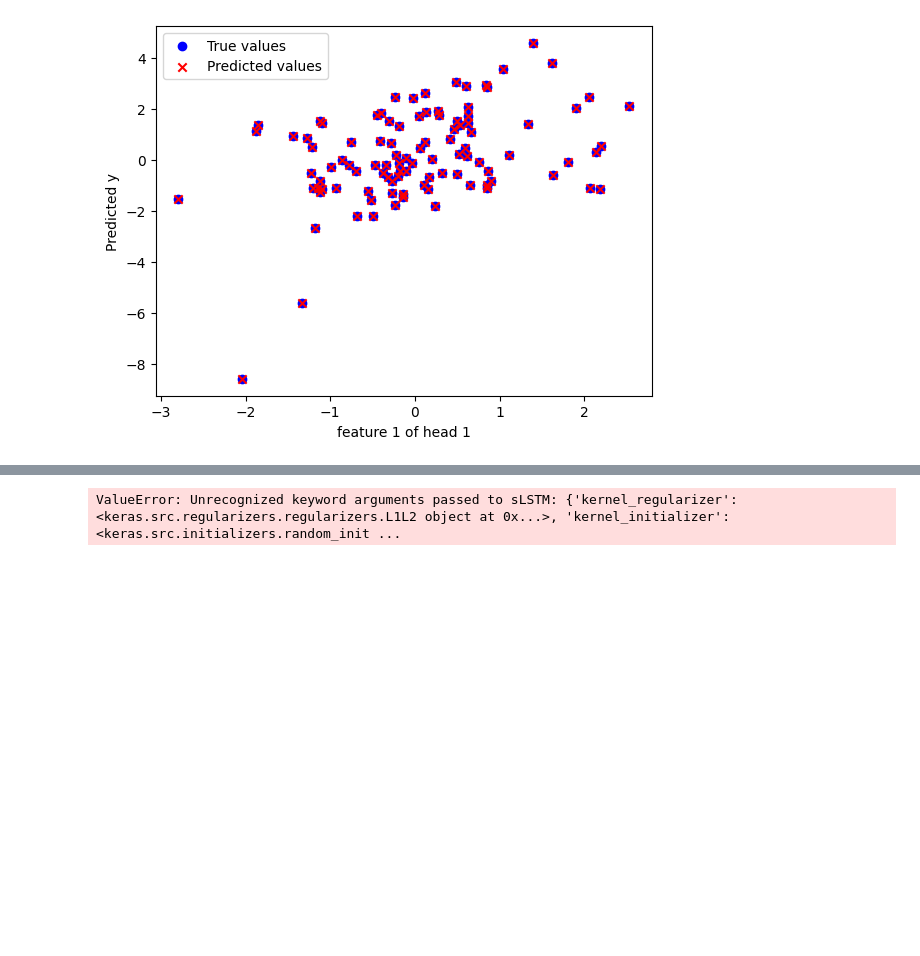
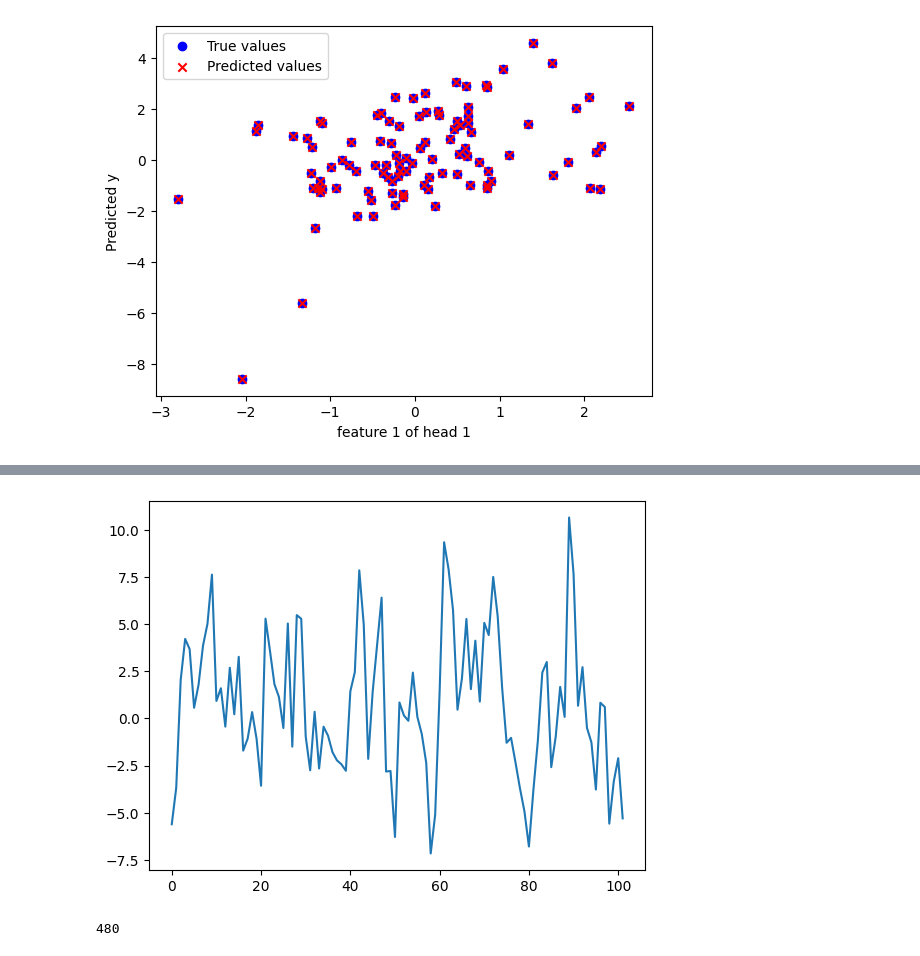
Before and after one commit to rproner1/MacroAtRisk, a Jupyter notebook: sandbox.ipynb, the cells around one changed output, grey strips where cells are left out. Drawn from its saved outputs; the diff is of its cells as text; code cells hidden in the pictures; blank space fills up the shorter version.

```diff
--- a/sandbox.ipynb
+++ b/sandbox.ipynb
@@ -230,11 +423,33 @@ Test: 1998-01-01 00:00:00 to 1998-12-01 00:00:00
-# %%
-from src.train.models import build_dmq_v0
-
-dmq_xlstm = build_dmq_v0(
-    input_shape=X_train_rnn.shape[1:],
-    recurrent_layer_type='xlstm'
-)
-
-dmq_xlstm.summary()
-# %% [output]
-ValueError: Unrecognized keyword arguments passed to sLSTM: {'kernel_regularizer': <keras.src.regularizers.regularizers.L1L2 object at 0x...>, 'kernel_initializer': <keras.src.initializers.random_init ...
+# %%
+timesteps = 3
+features = 20
+n_samples = 100 + (timesteps-1) # Buffer for resulting NaNs from lags
+
+def generate_timeseries(n_samples, n_timesteps, n_features, seed=1):
+
+    np.random.seed(seed)
+
+    X_0 = np.random.randn(n_samples,n_features)
+    X = X_0.copy()
+    for i in range(1, n_timesteps):
+        X_i = np.roll(X_0, shift=i, axis=0)
+        X = np.column_stack([X,X_i])
+
+    true_W = np.linspace(0.9, 0.01, features*timesteps).reshape(-1,1)
+    y = X @ true_W
+
+    return X_0, y
+
+X_0, y = generate_timeseries(
+    n_samples=n_samples,
+    n_timesteps=timesteps,
+    n_features=features
+)
+time = np.arange(X_0.shape[0])
+plt.plot(time, y.flatten())
+plt.show()
+
+data = np.column_stack([X_0, y])
+X_rnn, y_rnn = split_sequences(data, n_timesteps=3, n_targets=1)
+# %% [output]
+[figure, added]
@@ -240,0 +469,4 @@ ValueError: Unrecognized keyword arguments passed to sLSTM: {'kernel_regularizer
+# %%
+2*16*10 + 2*16*4 + 2*16
+# %% [output]
+480
```
Also changed, not shown: parts of 13 cells of this notebook.
